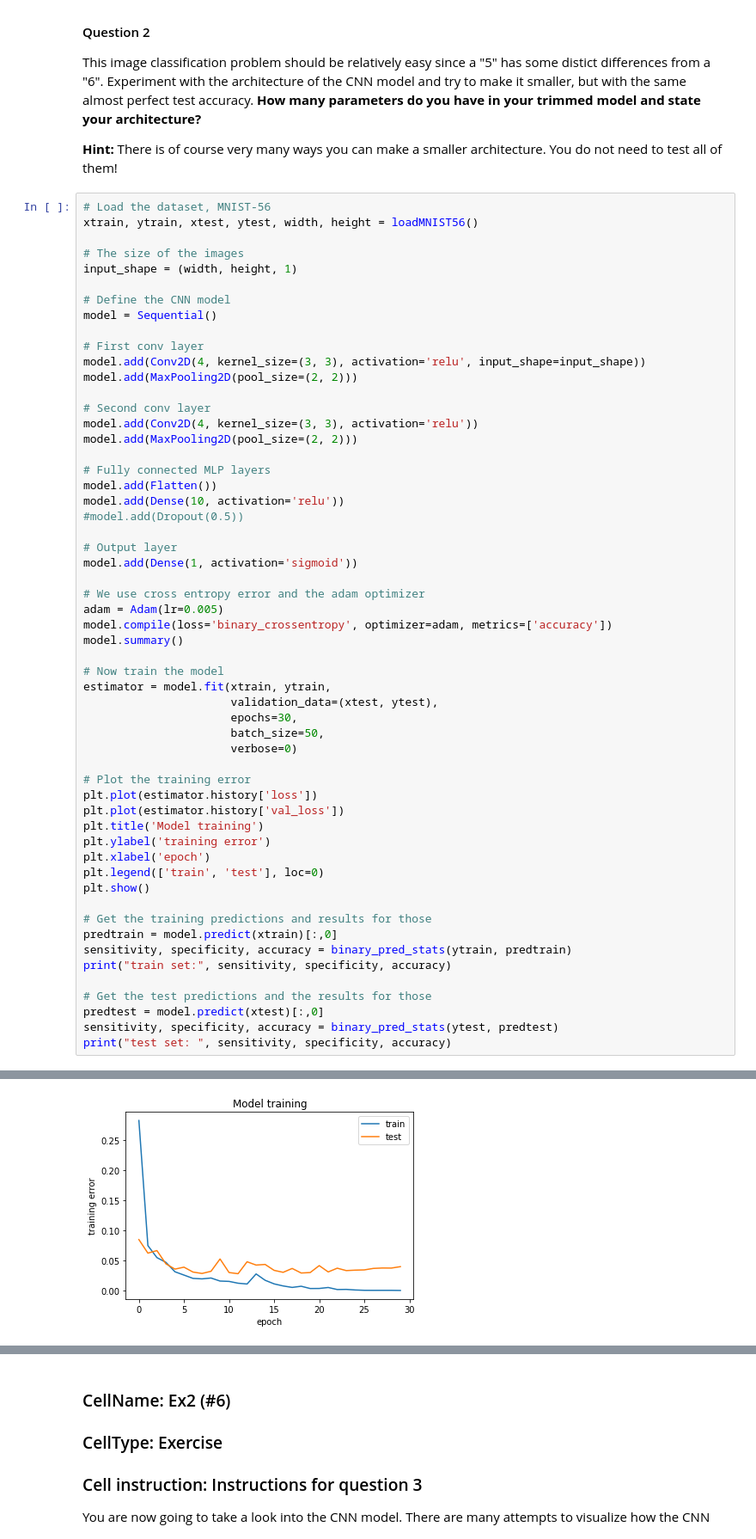
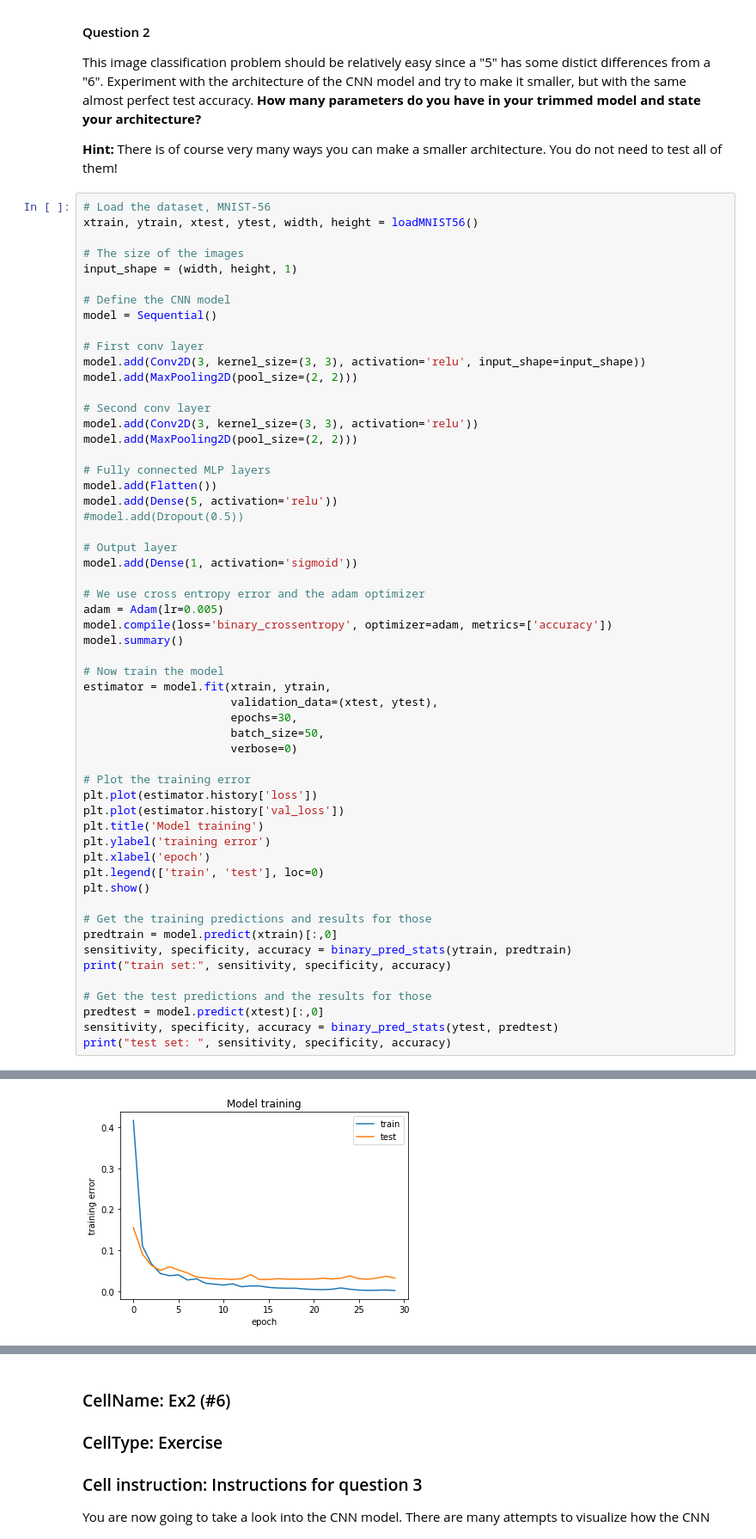
Before and after one commit to Zeo768/self, a Jupyter notebook: lab2/lab2.ipynb, the cells around one changed output, grey strips where cells are left out. Shown: that part at 86% size. Drawn from its saved outputs; the diff is of its cells as text.

```diff
--- a/lab2/lab2.ipynb
+++ b/lab2/lab2.ipynb
@@ -311,16 +311,16 @@ input_shape = (width, height, 1)
 model = Sequential()
 
 # First conv layer
-model.add(Conv2D(4, kernel_size=(3, 3), activation='relu', input_shape=input_shape))
+model.add(Conv2D(3, kernel_size=(3, 3), activation='relu', input_shape=input_shape))
 model.add(MaxPooling2D(pool_size=(2, 2)))
 
 # Second conv layer
-model.add(Conv2D(4, kernel_size=(3, 3), activation='relu'))
+model.add(Conv2D(3, kernel_size=(3, 3), activation='relu'))
 model.add(MaxPooling2D(pool_size=(2, 2)))
 
 # Fully connected MLP layers
 model.add(Flatten())
-model.add(Dense(10, activation='relu'))
+model.add(Dense(5, activation='relu'))
 #model.add(Dropout(0.5))
 
 # Output layer
@@ -375,4 +375,4 @@ Trainable params: 1,209
 Non-trainable params: 0
 _________________________________________________________________
-[figure, old version]
+[figure, new version]
 train set: 1.0 1.0 1.0
```
Also changed, not shown: parts of 5 cells of this notebook.
